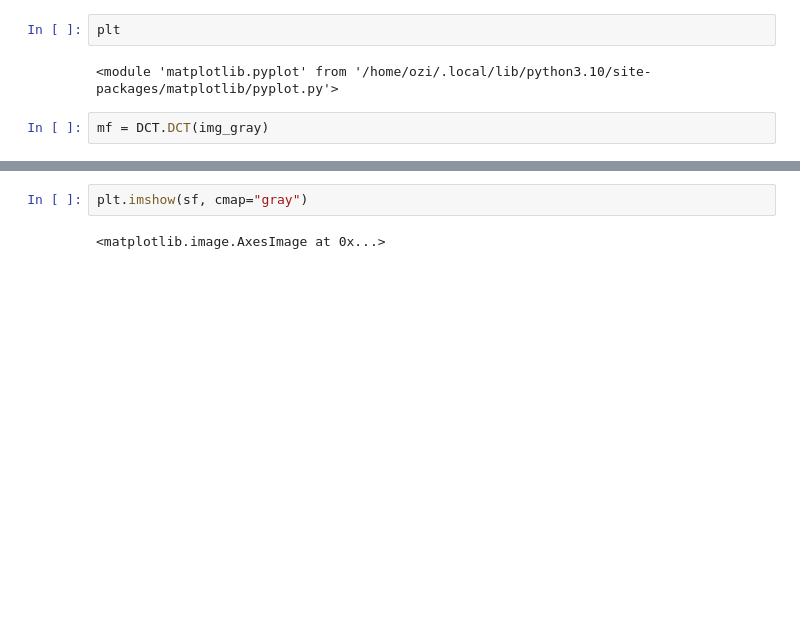
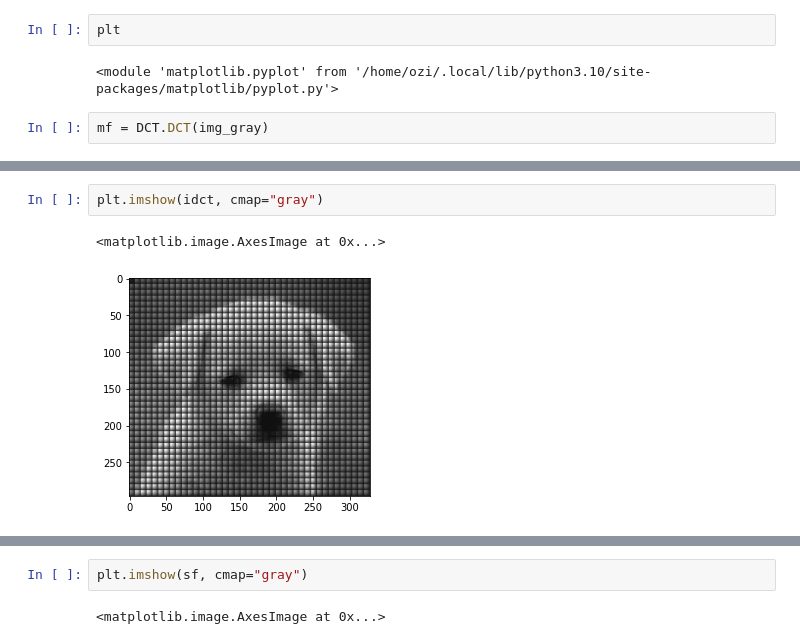
Before and after one commit to KareemElozeiri/JPEG-From-Scratch, a Jupyter notebook: notebooks/DCT.ipynb, the cells around one changed output, grey strips where cells are left out. Drawn from its saved outputs; the diff is of its cells as text; blank space fills up the shorter version.

```diff
--- a/notebooks/DCT.ipynb
+++ b/notebooks/DCT.ipynb
@@ -126,0 +160,5 @@ plt.imshow(mf[64:72, 64:72], cmap="gray")
+# %%
+plt.imshow(idct, cmap="gray")
+# %% [output]
+<matplotlib.image.AxesImage at 0x...>
+[figure, added]
```
Also changed, not shown: parts of 23 cells of this notebook, 1 other file.
